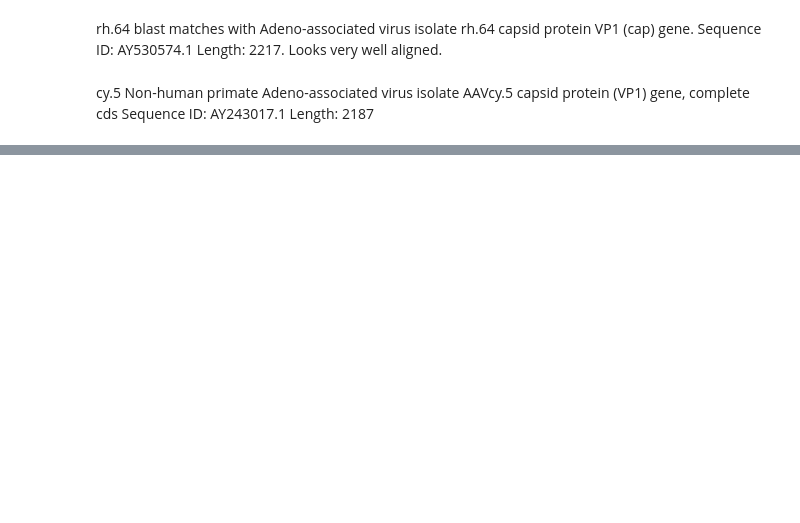
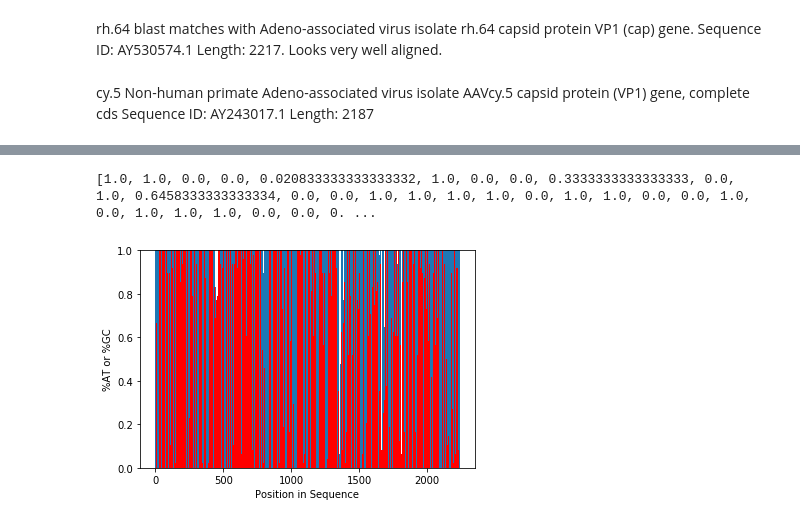
Before and after one commit to nathan2wong/computational_biology_BioE131, a Jupyter notebook: lab2/lab2phylo.ipynb, the cells around one changed output, grey strips where cells are left out. Cells and saved outputs as stored; diff of their text form; code cells hidden in the pictures; blank space fills up the shorter version.

```diff
--- a/lab2/lab2phylo.ipynb
+++ b/lab2/lab2phylo.ipynb
@@ -59,0 +140,2 @@ AttributeError: 'generator' object has no attribute 'next'
+# %%
+align = AlignIO.read("seqs.aligned.fa", "fasta")
@@ -59,0 +266,37 @@ AttributeError: 'generator' object has no attribute 'next'
+# %%
+i = 0;
+j = 0;
+AT = 0;
+GC = 0;
+total = 0;
+x = [];
+y_AT = [];
+y_GC = [];
+while i < len(align[0].seq):
+    while j < len(align):
+        nucleotide = align[j].seq[i]
+        if nucleotide == "A" or nucleotide == "T":
+            AT += 1
+        elif nucleotide == "G" or nucleotide == "C":
+            GC += 1
+        else:
+            total += 1
+        j += 1
+    x.append(i+1)
+    y_AT.append(AT/(GC + AT + total))
+    y_GC.append(GC/(GC + AT + total))
+    AT, GC, total, j = 0, 0, 0, 0
+    i += 1
+
+print(y_AT)
+# %% [output]
+[1.0, 1.0, 0.0, 0.0, 0.020833333333333332, 1.0, 0.0, 0.0, 0.3333333333333333, 0.0, 1.0, 0.6458333333333334, 0.0, 0.0, 1.0, 1.0, 1.0, 1.0, 0.0, 1.0, 1.0, 0.0, 0.0, 1.0, 0.0, 1.0, 1.0, 1.0, 0.0, 0.0, 0. ...
+# %%
+
+plt.ylabel('%AT or %GC')
+plt.xlabel('Position in Sequence')
+p1 = plt.bar(x, y_GC, color="red", width = 1)
+p2 = plt.bar(x, y_AT, bottom=y_GC, width = 1)
+plt.show()
+# %% [output]
+[figure, added]
```
Also changed, not shown: parts of 31 cells of this notebook, 2 other files.
